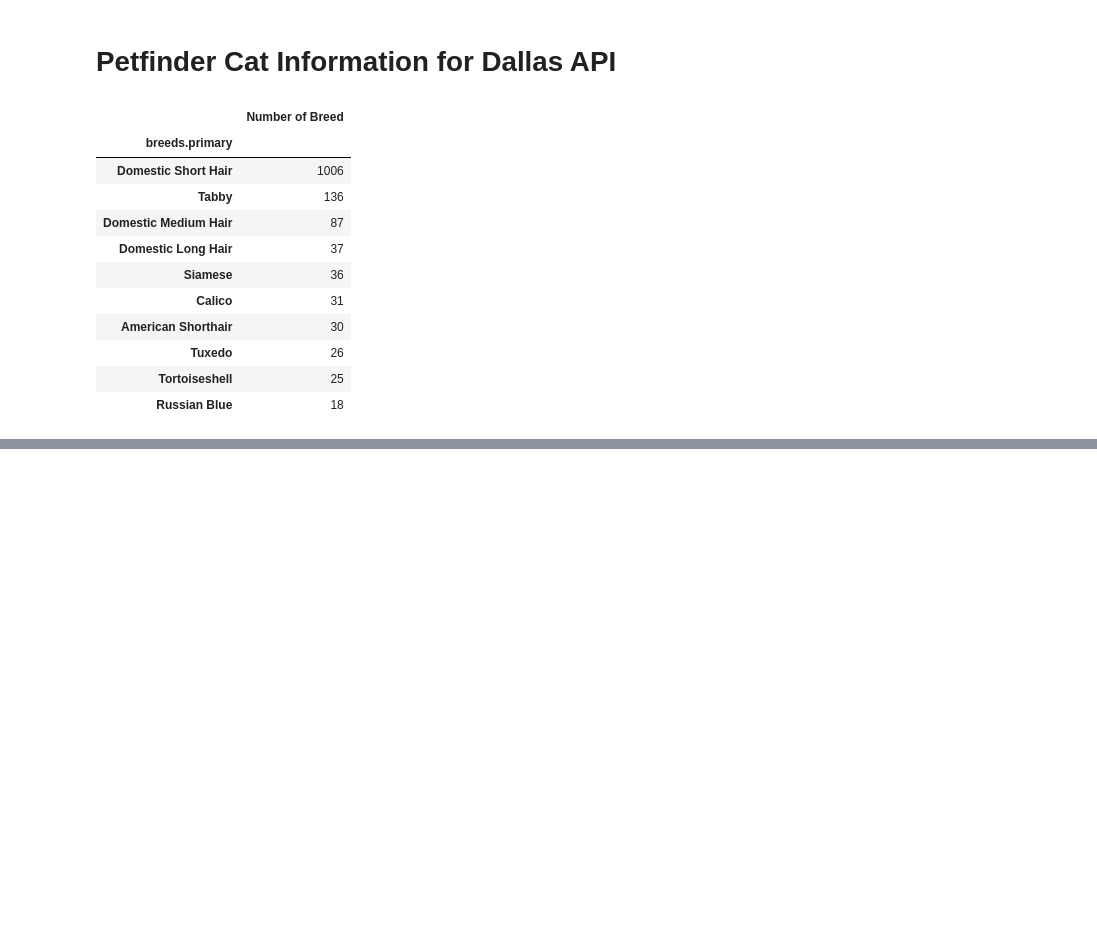
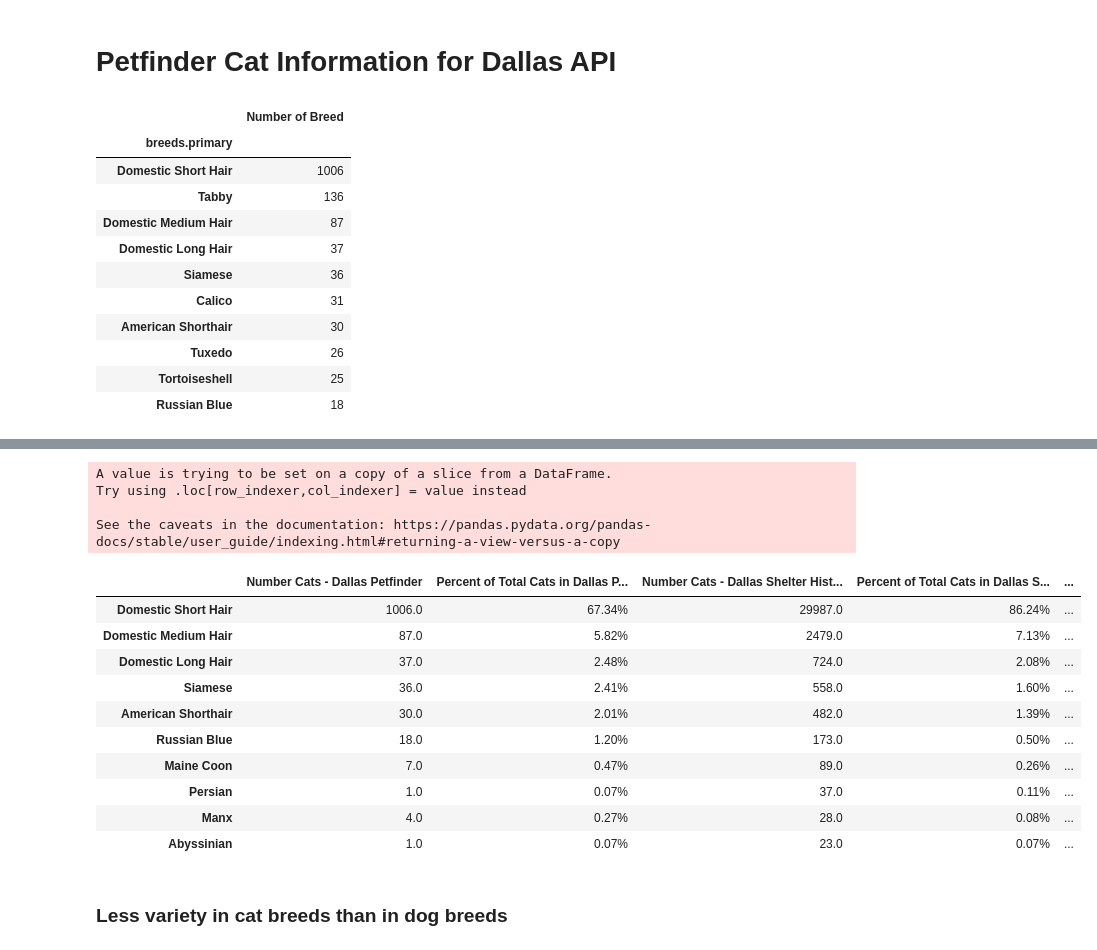
Before and after one commit to jconcha56429/Project1, a Jupyter notebook: Project1.ipynb, the cells around one changed output, grey strips where cells are left out. Saved outputs shown, nothing was run; the diff lists cells and outputs as text; code cells hidden in the pictures; blank space fills up the shorter version.

```diff
--- a/Project1.ipynb
+++ b/Project1.ipynb
@@ -920,0 +961,54 @@ pf_cats_per_breed.sort_values(by=['Number of Breed'], ascending=False).head(10)
+# %%
+cats_df['Animal Breed'] = cats_df['Animal Breed'].replace(['DOMESTIC SH','DOMESTIC MH','DOMESTIC LH','SIAMESE','AMER SH','RUSSIAN BLUE','MAINE COON','PERSIAN','MANX','ABYSSINIAN'],
+                                                ['Domestic Short Hair','Domestic Medium Hair','Domestic Long Hair', 'Siamese','American Shorthair', 'Russian Blue','Maine Coon','Persian','Manx','Abyssinian'])
+
+groupby_modcatbreed = cats_df.groupby(['Animal Breed'])
+num_modcats_breed = groupby_modcatbreed["Animal Id"].nunique()
+mod_cats_per_breed = pd.DataFrame({"Number of Breed": num_modcats_breed})
+
+pf_dallas_cats_df = dallas_petfinder_df.loc[dallas_petfinder_df["type"] == "Cat",:]
+pf_cats_df = petfinder_df.loc[petfinder_df["type"] == "Cat",:]
+groupby_pfdallascatbreed = pf_dallas_cats_df.groupby(['breeds.primary'])
+num_pfdallascats_breed = groupby_pfdallascatbreed["id"].nunique()
+
+groupby_pfcatbreed = pf_cats_df.groupby(['breeds.primary'])
+num_pfcats_breed = groupby_pfcatbreed["id"].nunique()
+
+totalCatsShelter = cats_df["Animal Id"].nunique()
+totalCatsDallasPF = pf_dallas_cats_df["id"].nunique()
+totalCatsPF = pf_cats_df["id"].nunique()
+
+percent_modcats = num_modcats_breed / totalCatsShelter * 100
+percent_pfdallascats = num_pfdallascats_breed / totalCatsDallasPF * 100
+percent_pfcats = num_pfcats_breed / totalCatsPF * 100
+
+cats_per_breed_combined = pd.DataFrame({"Number Cats - Dallas Petfinder": num_pfdallascats_breed,
+                                        "Percent of Total Cats in Dallas Petfinder": percent_pfdallascats,
+                                       "Number Cats - Dallas Shelter Historical": num_modcats_breed,
+                                       "Percent of Total Cats in Dallas Shelter Data": percent_modcats,
+                                       "Number Cats - National Petfinder": num_pfcats_breed,
+                                        "Percent of Total Cats in National Petfinder": percent_pfcats})
+
+cats_per_breed_combined["Percent of Total Cats in Dallas Petfinder"] = cats_per_breed_combined["Percent of Total Cats in Dallas Petfinder"].map("{:.2f}%".format)
+cats_per_breed_combined["Percent of Total Cats in Dallas Shelter Data"] = cats_per_breed_combined["Percent of Total Cats in Dallas Shelter Data"].map("{:.2f}%".format)
+cats_per_breed_combined["Percent of Total Cats in National Petfinder"] = cats_per_breed_combined["Percent of Total Cats in National Petfinder"].map("{:.2f}%".format)
+
+cats_per_breed_combined.sort_values(by=['Number Cats - Dallas Shelter Historical'], ascending=False).head(10)
+# %% [output]
+A value is trying to be set on a copy of a slice from a DataFrame.
+Try using .loc[row_indexer,col_indexer] = value instead
+
+See the caveats in the documentation: https://pandas.pydata.org/pandas-docs/stable/user_guide/indexing.html#returning-a-view-versus-a-copy
+|  | Number Cats - Dallas Petfinder | Percent of Total Cats in Dallas P... | Number Cats - Dallas Shelter Hist... | Percent of Total Cats in Dallas S... | ... |
+| Domestic Short Hair | 1006.0 | 67.34% | 29987.0 | 86.24% | ... |
+| Domestic Medium Hair | 87.0 | 5.82% | 2479.0 | 7.13% | ... |
+| Domestic Long Hair | 37.0 | 2.48% | 724.0 | 2.08% | ... |
+| Siamese | 36.0 | 2.41% | 558.0 | 1.60% | ... |
+| American Shorthair | 30.0 | 2.01% | 482.0 | 1.39% | ... |
+| Russian Blue | 18.0 | 1.20% | 173.0 | 0.50% | ... |
+| Maine Coon | 7.0 | 0.47% | 89.0 | 0.26% | ... |
+| Persian | 1.0 | 0.07% | 37.0 | 0.11% | ... |
+| Manx | 4.0 | 0.27% | 28.0 | 0.08% | ... |
+| Abyssinian | 1.0 | 0.07% | 23.0 | 0.07% | ... |
+# %% [markdown]
+<h3>Less variety in cat breeds than in dog breeds</h3>
```
Also changed, not shown: parts of 8 cells of this notebook.
